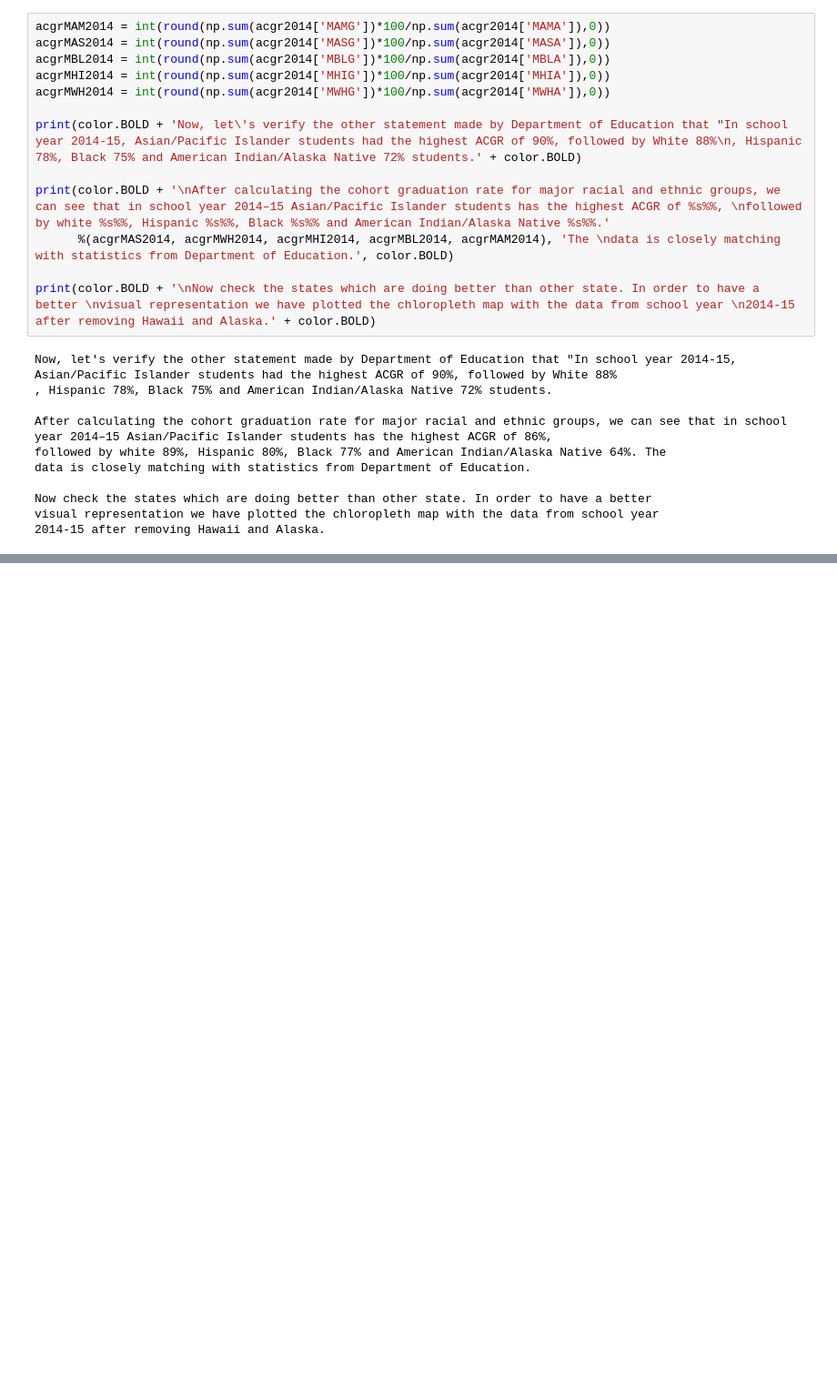
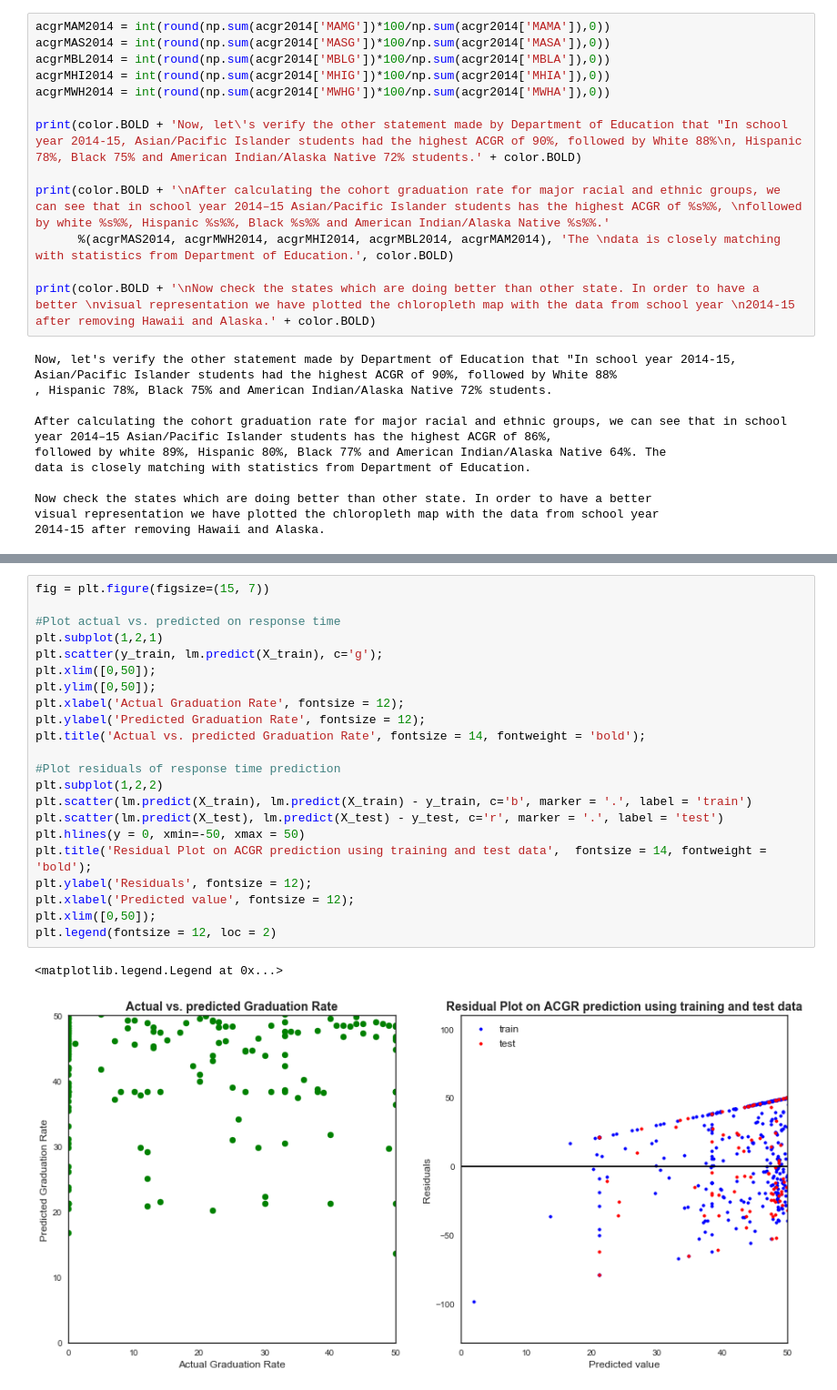
Before and after one commit to msubhabrata3/high-school-graduation-rate, a Jupyter notebook: analysis-of-high-school-graduation-rate.ipynb, the cells around one changed output, grey strips where cells are left out. Shown: that part at 91% size. Drawn from its saved outputs; the diff is of its cells as text; blank space fills up the shorter version.

```diff
--- a/analysis-of-high-school-graduation-rate.ipynb
+++ b/analysis-of-high-school-graduation-rate.ipynb
@@ -828,0 +802,25 @@ Number of observations in the test data: 4043
+# %%
+fig = plt.figure(figsize=(15, 7))
+
+#Plot actual vs. predicted on response time
+plt.subplot(1,2,1)
+plt.scatter(y_train, lm.predict(X_train), c='g');
+plt.xlim([0,50]);
+plt.ylim([0,50]);
+plt.xlabel('Actual Graduation Rate', fontsize = 12);
+plt.ylabel('Predicted Graduation Rate', fontsize = 12);
+plt.title('Actual vs. predicted Graduation Rate', fontsize = 14, fontweight = 'bold');
+
+#Plot residuals of response time prediction
+plt.subplot(1,2,2)
+plt.scatter(lm.predict(X_train), lm.predict(X_train) - y_train, c='b', marker = '.', label = 'train')
+plt.scatter(lm.predict(X_test), lm.predict(X_test) - y_test, c='r', marker = '.', label = 'test')
+plt.hlines(y = 0, xmin=-50, xmax = 50)
+plt.title('Residual Plot on ACGR prediction using training and test data',  fontsize = 14, fontweight = 'bold');
+plt.ylabel('Residuals', fontsize = 12);
+plt.xlabel('Predicted value', fontsize = 12);
+plt.xlim([0,50]);
+plt.legend(fontsize = 12, loc = 2)
+# %% [output]
+<matplotlib.legend.Legend at 0x...>
+[figure, added]
```
Also changed, not shown: parts of 24 cells of this notebook.
